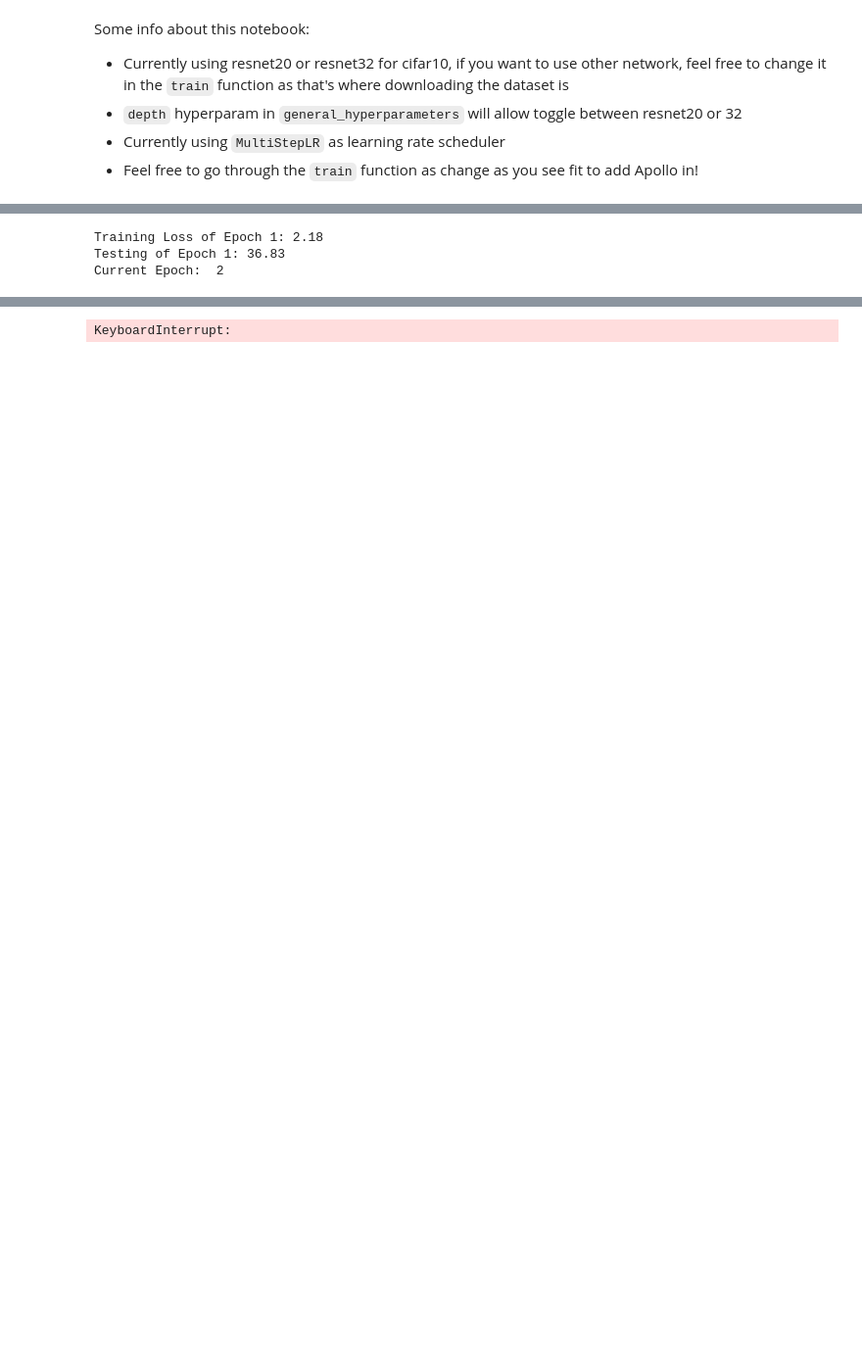
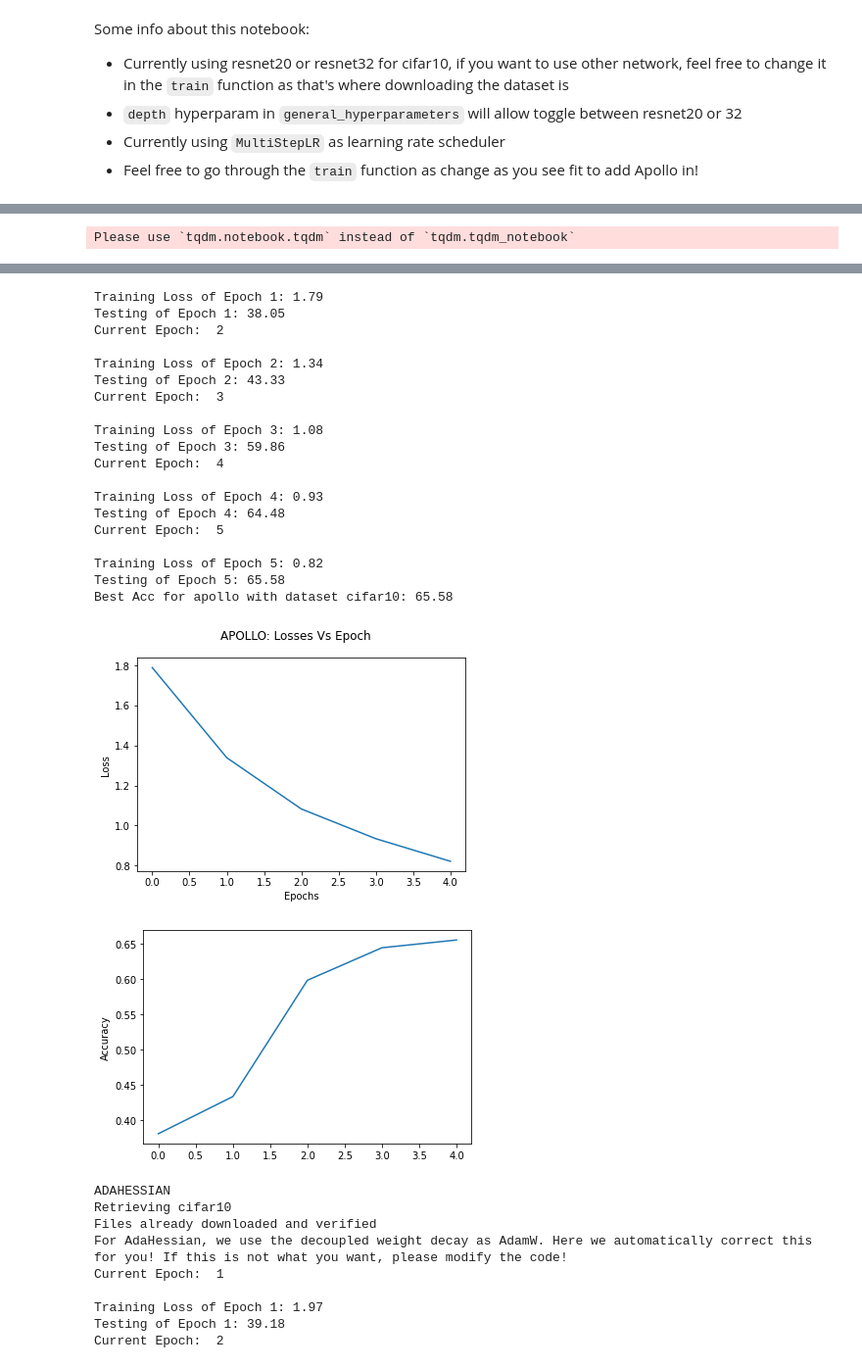
Before and after one commit to AlecDiraimondo/OptimizationFinal, a Jupyter notebook: Adahessian_exp.ipynb, the cells around one changed output, grey strips where cells are left out. Shown: that part at 98% size. Drawn from its saved outputs; the diff is of its cells as text; code cells hidden in the pictures; blank space fills up the shorter version.

Commit message:
added plots and support for Apollo Optimizer -> Also Changed general hyperparams so take note of that

```diff
--- a/Adahessian_exp.ipynb
+++ b/Adahessian_exp.ipynb
@@ -91,6 +94,13 @@ def train(dataset_name,
             model.parameters(),
             lr=lr,
             weight_decay=weight_decay)
+    elif optimizer_str == "apollo":
+        weight_decay = weight_decay / lr
+        optimizer = Apollo(
+            model.parameters(),
+            lr = lr,
+            weight_decay = weight_decay,
+            init_lr = lr / 5)
     else:
         raise Exception('We do not support this optimizer yet!!')
 
@@ -103,6 +113,9 @@ def train(dataset_name,
 
     # Start training loop
     best_acc = 0.0
+    losses_list = []
+    acc_list = []
+
     for epoch in range(1, epochs + 1):
         print('Current Epoch: ', epoch)
         train_loss = 0.
@@ -129,6 +142,8 @@ def train(dataset_name,
         train_loss /= total_num
         #print(f"Training Loss of Epoch {epoch}: {np.around(train_loss, 2)}")
         #print(f"Testing of Epoch {epoch}: {np.around(acc * 100, 2)}")
+        losses_list.append(train_loss)
+        acc_list.append(acc)
 
         if acc > best_acc:
             # Only display if found new best model
@@ -143,6 +158,23 @@ def train(dataset_name,
                 }, f'checkpoint/{optimizer_str}_netbest.pkl')
 
     print(f'Best Acc for {optimizer_str} with dataset {dataset_name}: {np.around(best_acc * 100, 2)}')
+    losses_plot_string = ("%s_%s_loss_plot.jpg" % (optimizer_str, dataset_name))
+    accuracy_plot_string = ("%s_%s_loss_plot.jpg" % (optimizer_str, dataset_name))
+    #losses plot
+    loss_fig = plt.figure()
+    plt.plot(losses_list)
+    plt.xlabel("Epochs")
+    plt.ylabel("Loss")
+    loss_fig.suptitle("%s: Losses Vs Epoch" % (optimizer_str.upper()))
+    plt.show()
+    loss_fig.savefig(losses_plot_string)
+    #accuracy plot
+    acc_fig = plt.figure()
+    plt.plot(acc_list)
+    plt.ylabel("Accuracy")
+    acc_fig.suptitle("%s: Accuracy Vs Epoch" % (optimizer_str.upper()))
+    plt.show()
+    acc_fig.savefig(accuracy_plot_string)
 # %%
 """
 Training settings
@@ -172,6 +204,12 @@ optim_to_params = {
         'lr_decay': 0.1,
         'lr_decay_epoch': [80, 120],
         'weight_decay': 5e-4
+    },
+    "apollo": {
+        "lr": 0.5,
+        'lr_decay': 0.1,
+        'lr_decay_epoch': [80, 120],
+        'weight_decay': 5e-4
     }
 }
 
@@ -179,16 +217,16 @@ optim_to_params = {
 general_hyperparams = {
     'batch_size': 256,
     'test_batch_size': 256,
-    'epochs': 160,
+    'epochs': 5,
     # Depth of ResNet, 20 = resnet20, 32 = resnet32
-    'depth': 20,
+    'depth': 32,
     'seed': 1
 }
 
 # cifar10 or mnist
 dataset_name = "cifar10"
 
-optimizers = ['adahessian']
+optimizers = ['apollo', 'adahessian']
 # Run the loop to train using each optimizer in the list of optimizers
 for optimizer_str in optimizers:
     print(f"{optimizer_str.upper()}")
@@ -204,3 +240 @@ Current Epoch:  1
-Training Loss of Epoch 1: 2.18
-Testing of Epoch 1: 36.83
-Current Epoch:  2
+Please use `tqdm.notebook.tqdm` instead of `tqdm.tqdm_notebook`
@@ -208 +241,30 @@ Current Epoch:  2
-KeyboardInterrupt:
+Training Loss of Epoch 1: 1.79
+Testing of Epoch 1: 38.05
+Current Epoch:  2
+
+Training Loss of Epoch 2: 1.34
+Testing of Epoch 2: 43.33
+Current Epoch:  3
+
+Training Loss of Epoch 3: 1.08
+Testing of Epoch 3: 59.86
+Current Epoch:  4
+
+Training Loss of Epoch 4: 0.93
+Testing of Epoch 4: 64.48
+Current Epoch:  5
+
+Training Loss of Epoch 5: 0.82
+Testing of Epoch 5: 65.58
+Best Acc for apollo with dataset cifar10: 65.58
+[figure, added]
+[figure, added]
+ADAHESSIAN
+Retrieving cifar10
+Files already downloaded and verified
+For AdaHessian, we use the decoupled weight decay as AdamW. Here we automatically correct this for you! If this is not what you want, please modify the code!
+Current Epoch:  1
+
+Training Loss of Epoch 1: 1.97
+Testing of Epoch 1: 39.18
+Current Epoch:  2
```
Also changed, not shown: parts of 2 cells of this notebook.
